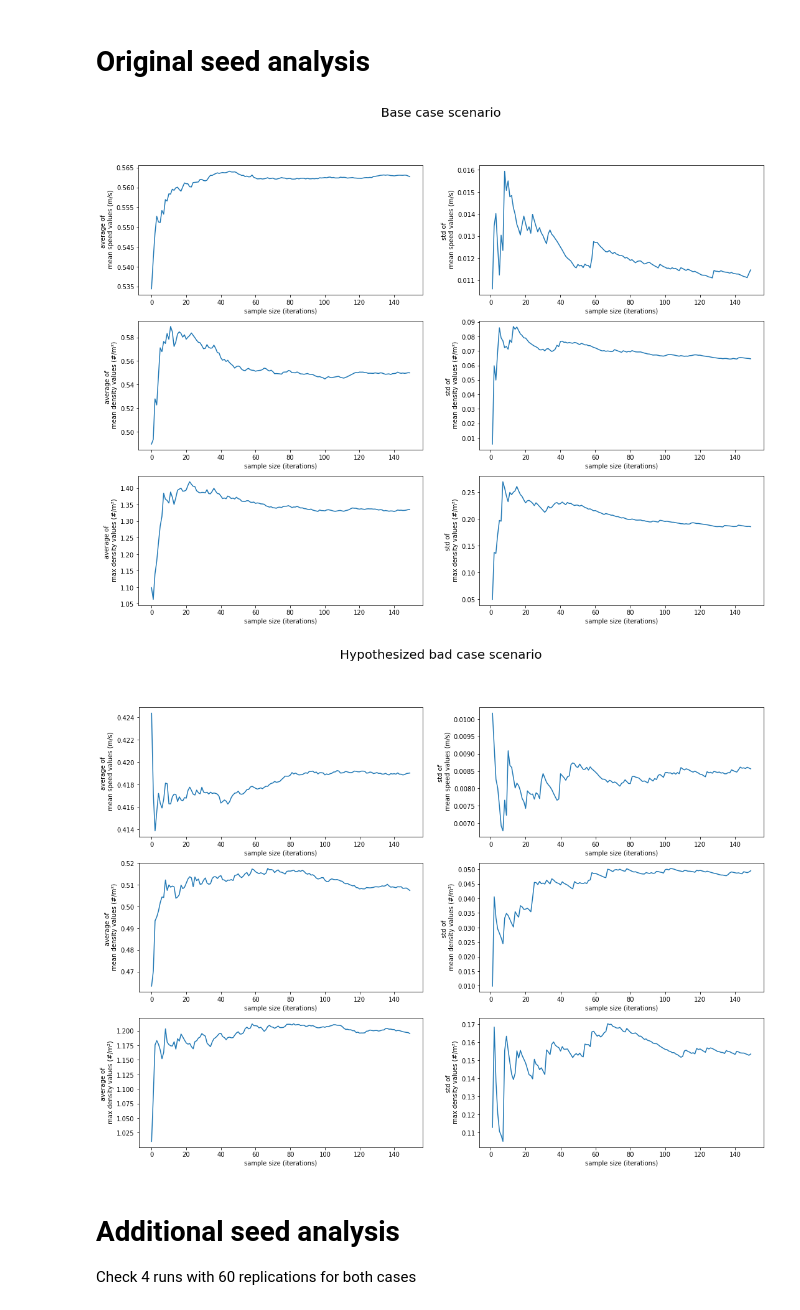
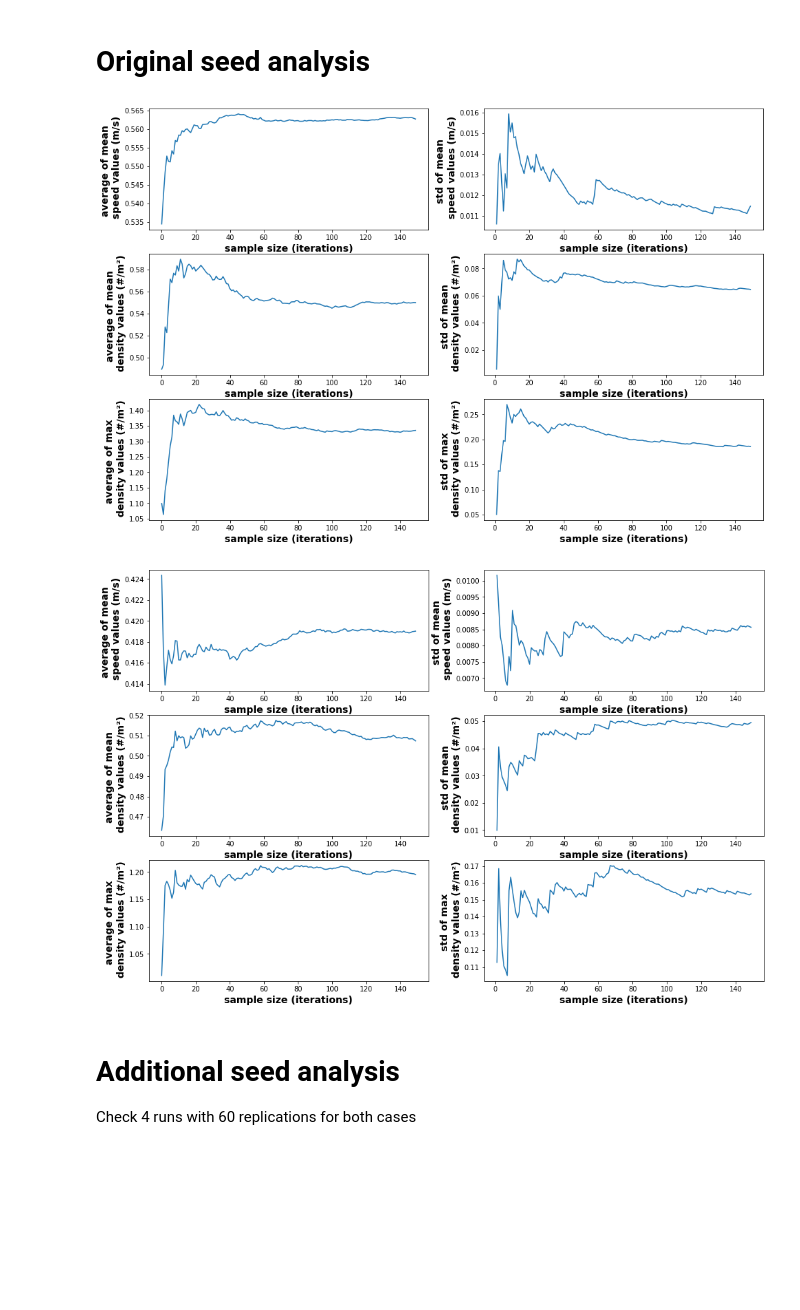
Before and after one commit to floristevito/CrowdSim, a Jupyter notebook: analysis/seed_analysis_results.ipynb, the cells around one changed output. Drawn from its saved outputs; the diff is of its cells as text; code cells hidden in the pictures; blank space fills up the shorter version.

Commit message:
updated readability of figures

```diff
--- a/analysis/seed_analysis_results.ipynb
+++ b/analysis/seed_analysis_results.ipynb
@@ -15,9 +15,9 @@ base_case_outcomes = pd.DataFrame(base_case_results[1])
 bad_case_results = load_results('../data/output/EMA/seedAnalysisBadCase.tar.gz')
 bad_case_outcomes = pd.DataFrame(bad_case_results[1])
 # %%
-def plot_convergence(outcomes, sample, title):
+def plot_convergence(outcomes, sample, title, name):
     # create plot axis
-    fig, axs = plt.subplots(3, 2, figsize=(18,13))
+    fig, axs = plt.subplots(3, 2, figsize=(16,11))
 
     # make copy of results
     con = outcomes.copy().head(sample)
@@ -40,53 +40,58 @@ def plot_convergence(outcomes, sample, title):
         x=con.index,
         y='averageMeanSpeed'
     )
-    axs[0][0].set(xlabel='sample size (iterations)', ylabel='average of \n mean speed values (m/s)')
+    axs[0][0].set_xlabel('sample size (iterations)', fontsize=14, weight='bold')
+    axs[0][0].set_ylabel('average of mean \n speed values (m/s)', fontsize=14, weight='bold')
     sns.lineplot(
         ax=axs[0][1],
         data=con,
         x=con.index,
         y='stdMeanSpeed'
     )
-    axs[0][1].set(xlabel='sample size (iterations)', ylabel='std of \n mean speed values (m/s)')
+    axs[0][1].set_xlabel('sample size (iterations)', fontsize=14, weight='bold')
+    axs[0][1].set_ylabel('std of mean \n speed values (m/s)', fontsize=14, weight='bold')
     sns.lineplot(
         ax=axs[1][0],
         data=con,
         x=con.index,
         y='averageMeanDensityArea1'
     )
-    axs[1][0].set(xlabel='sample size (iterations)', ylabel='average of \n mean density values (#/m²)')
+    axs[1][0].set_xlabel('sample size (iterations)', fontsize=14, weight='bold')
+    axs[1][0].set_ylabel('average of mean \n density values (#/m²)', fontsize=14, weight='bold')
     sns.lineplot(
         ax=axs[1][1],
         data=con,
         x=con.index,
         y='stdMeanDensityArea1'
     )
-    axs[1][1].set(xlabel='sample size (iterations)', ylabel='std of \n mean density values (#/m²)')
+    axs[1][1].set_xlabel('sample size (iterations)', fontsize=14, weight='bold')
+    axs[1][1].set_ylabel('std of mean \n density values (#/m²)', fontsize=14, weight='bold')
     sns.lineplot(
         ax=axs[2][0],
         data=con,
         x=con.index,
         y='averageMaxDensityArea1'
     )
-    axs[2][0].set(xlabel='sample size (iterations)', ylabel='average of \n max density values (#/m²)')
+    axs[2][0].set_xlabel('sample size (iterations)', fontsize=14, weight='bold')
+    axs[2][0].set_ylabel('average of max \n density values (#/m²)', fontsize=14, weight='bold')
     sns.lineplot(
         ax=axs[2][1],
         data=con,
         x=con.index,
         y='stdMaxDensityArea1'
     )
-    axs[2][1].set(xlabel='sample size (iterations)', ylabel='std of \n max density values (#/m²)')
-
-    plt.suptitle(title, fontsize=20)
+    axs[2][1].set_xlabel('sample size (iterations)', fontsize=14, weight='bold')
+    axs[2][1].set_ylabel('std of max \n density values (#/m²)', fontsize=14, weight='bold')
+    plt.savefig('../figures/conv_{}{}'.format(name, '.png'), bbox_inches='tight')
     plt.show()
 # %%
-plot_convergence(base_case_outcomes, 150, 'Base case scenario')
+plot_convergence(base_case_outcomes, 150, 'Base case scenario', 'base_case')
 # %% [output]
-[figure, old version]
+[figure, new version]
 # %%
-plot_convergence(bad_case_outcomes, 150, 'Hypothesized bad case scenario')
+plot_convergence(bad_case_outcomes, 150, 'Hypothesized bad case scenario', 'bad_case')
 # %% [output]
-[figure, old version]
+[figure, new version]
 # %% [markdown]
 # Additional seed analysis
 Check 4 runs with 60 replications for both cases
```
Also changed, not shown: 17 other files.
